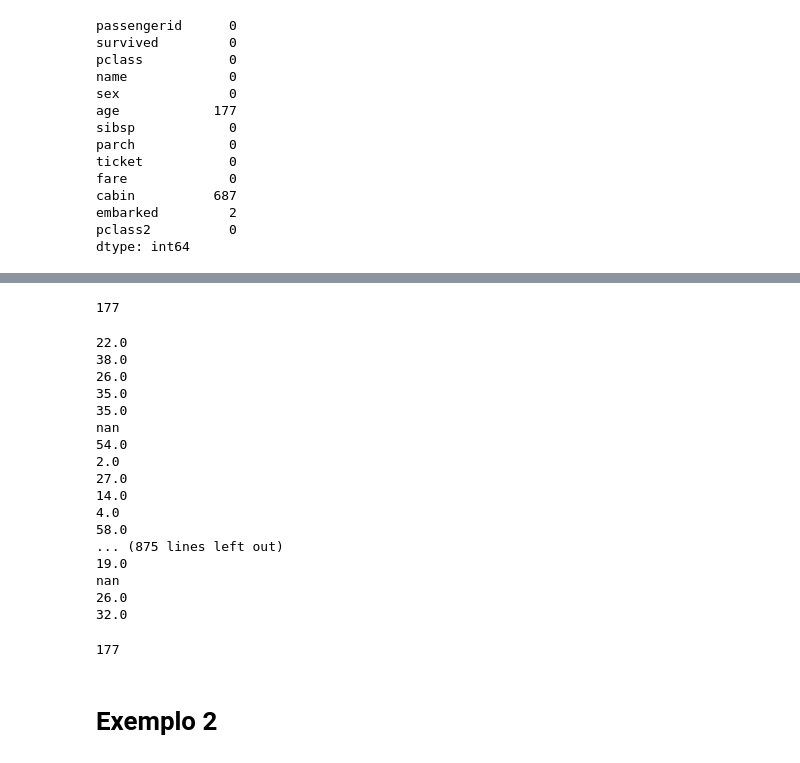
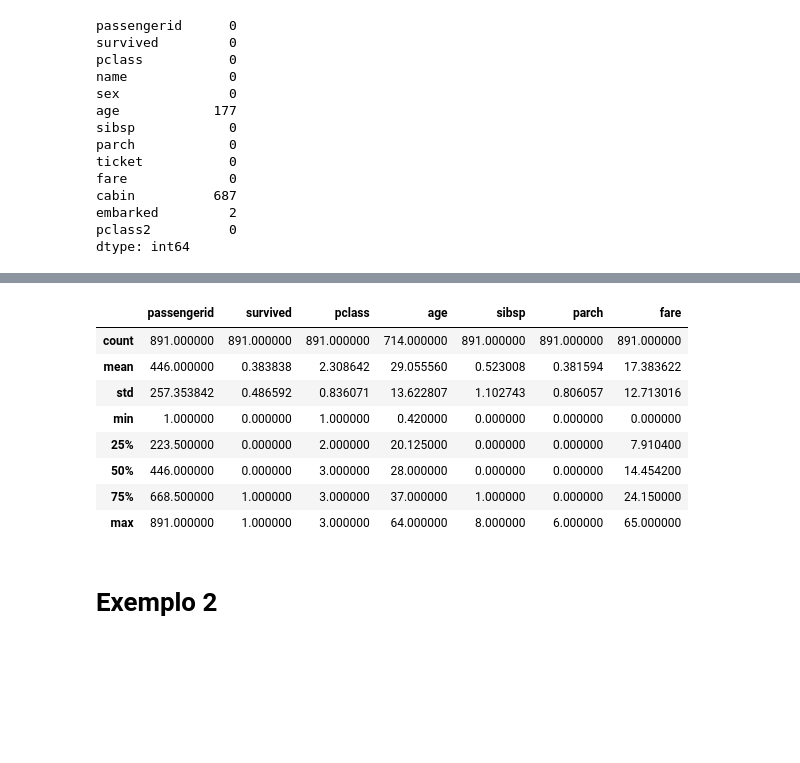
Before and after one commit to jjefferson2006/DSWP_JJ_altera, a Jupyter notebook: Notebooks/JJ3NB15_02__Regressão Linear.ipynb, the cells around one changed output, grey strips where cells are left out. Cells and saved outputs as stored; diff of their text form; code cells hidden in the pictures; blank space fills up the shorter version.

```diff
--- a/Notebooks/JJ3NB15_02__Regressão Linear.ipynb
+++ b/Notebooks/JJ3NB15_02__Regressão Linear.ipynb
@@ -1228,6 +1228,7 @@ Index(['passengerid', 'survived', 'pclass', 'age', 'sibsp', 'parch', 'fare',
       dtype='object')
 # %%
-df_titanic_copy.drop(columns=['passengerid', 'survived', 'pclass', 'sibsp', 'parch', 'pclass2'], axis = 1, inplace=True)
+df_titanic_copy.drop(columns=['passengerid', 'survived', 'pclass', 'name', 'sex', 'sibsp',
+       'parch', 'ticket', 'cabin', 'embarked', 'pclass2'], axis = 1, inplace=True)
 # %%
 df_titanic_copy.head()
 # %% [output]
@@ -1408,32 +1394,15 @@ Name: age, Length: 891, dtype: float64
-# %%
-df_titanic_t['age'].isna().sum()
-# %% [output]
-177
-# %%
-for c in df_titanic_t['age']:
-    print(c)
-# %% [output]
-22.0
-38.0
-26.0
-35.0
-35.0
-nan
-54.0
-2.0
-27.0
-14.0
-4.0
-58.0
-... (875 lines left out)
-19.0
-nan
-26.0
-32.0
-# %%
-df_titanic_t['age'].isnull().sum()
-# %% [output]
-177
+# %%
+df_titanic_t.describe()
+# %% [output]
+|  | passengerid | survived | pclass | age | sibsp | parch | fare |
+| count | 891.000000 | 891.000000 | 891.000000 | 714.000000 | 891.000000 | 891.000000 | 891.000000 |
+| mean | 446.000000 | 0.383838 | 2.308642 | 29.055560 | 0.523008 | 0.381594 | 17.383622 |
+| std | 257.353842 | 0.486592 | 0.836071 | 13.622807 | 1.102743 | 0.806057 | 12.713016 |
+| min | 1.000000 | 0.000000 | 1.000000 | 0.420000 | 0.000000 | 0.000000 | 0.000000 |
+| 25% | 223.500000 | 0.000000 | 2.000000 | 20.125000 | 0.000000 | 0.000000 | 7.910400 |
+| 50% | 446.000000 | 0.000000 | 3.000000 | 28.000000 | 0.000000 | 0.000000 | 14.454200 |
+| 75% | 668.500000 | 1.000000 | 3.000000 | 37.000000 | 1.000000 | 0.000000 | 24.150000 |
+| max | 891.000000 | 1.000000 | 3.000000 | 64.000000 | 8.000000 | 6.000000 | 65.000000 |
 # %% [markdown]
 # Exemplo 2
 # %%
```
Also changed, not shown: parts of 6 cells of this notebook.
